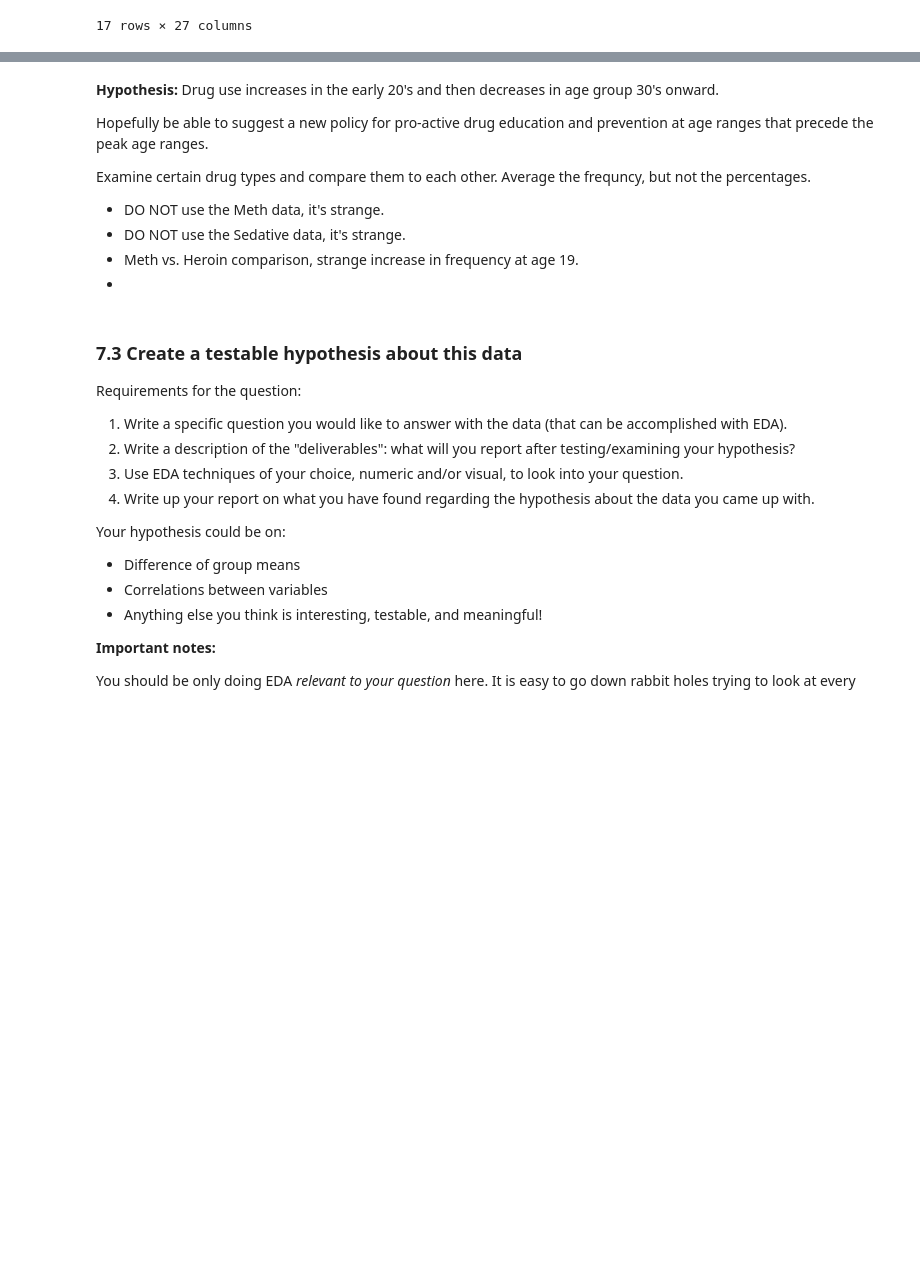
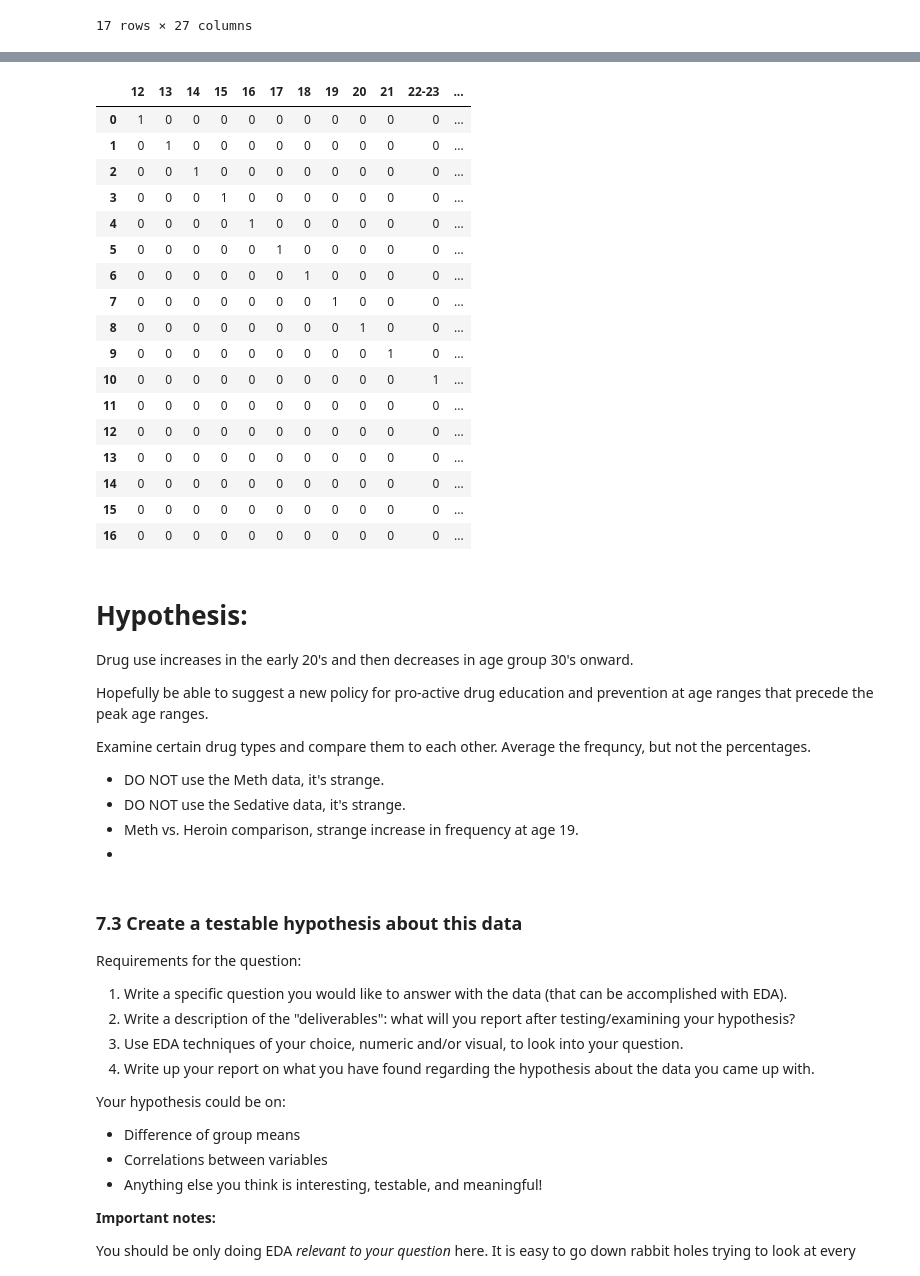
Before and after one commit to godsylla/Civic-Data-Analysis, a Jupyter notebook: project-02-v2-starter-code.ipynb, the cells around one changed output, grey strips where cells are left out. Saved outputs shown, nothing was run; the diff lists cells and outputs as text; code cells hidden in the pictures; blank space fills up the shorter version.

```diff
--- a/project-02-v2-starter-code.ipynb
+++ b/project-02-v2-starter-code.ipynb
@@ -696,6 +676,6 @@ Load the data using pandas. Does this data require cleaning? Are variables missi
 # %%
 drug_use = './drug-use-by-age.csv'
-drugs_pd_df = pd.read_csv(drug_use)
+drugs_pd_df = pd.re`ad_csv(drug_use)
 # %%
 drugs_pd_df.info()
 # %% [output]
@@ -854,5 +832,28 @@ age_freq_use_df
+# %%
+age = clean_drugs_df['age']
+age_dummies = pd.get_dummies(age)
+age_dummies
+# %% [output]
+|  | 12 | 13 | 14 | 15 | 16 | 17 | 18 | 19 | 20 | 21 | 22-23 | ... |
+| 0 | 1 | 0 | 0 | 0 | 0 | 0 | 0 | 0 | 0 | 0 | 0 | ... |
+| 1 | 0 | 1 | 0 | 0 | 0 | 0 | 0 | 0 | 0 | 0 | 0 | ... |
+| 2 | 0 | 0 | 1 | 0 | 0 | 0 | 0 | 0 | 0 | 0 | 0 | ... |
+| 3 | 0 | 0 | 0 | 1 | 0 | 0 | 0 | 0 | 0 | 0 | 0 | ... |
+| 4 | 0 | 0 | 0 | 0 | 1 | 0 | 0 | 0 | 0 | 0 | 0 | ... |
+| 5 | 0 | 0 | 0 | 0 | 0 | 1 | 0 | 0 | 0 | 0 | 0 | ... |
+| 6 | 0 | 0 | 0 | 0 | 0 | 0 | 1 | 0 | 0 | 0 | 0 | ... |
+| 7 | 0 | 0 | 0 | 0 | 0 | 0 | 0 | 1 | 0 | 0 | 0 | ... |
+| 8 | 0 | 0 | 0 | 0 | 0 | 0 | 0 | 0 | 1 | 0 | 0 | ... |
+| 9 | 0 | 0 | 0 | 0 | 0 | 0 | 0 | 0 | 0 | 1 | 0 | ... |
+| 10 | 0 | 0 | 0 | 0 | 0 | 0 | 0 | 0 | 0 | 0 | 1 | ... |
+| 11 | 0 | 0 | 0 | 0 | 0 | 0 | 0 | 0 | 0 | 0 | 0 | ... |
+| 12 | 0 | 0 | 0 | 0 | 0 | 0 | 0 | 0 | 0 | 0 | 0 | ... |
+| 13 | 0 | 0 | 0 | 0 | 0 | 0 | 0 | 0 | 0 | 0 | 0 | ... |
+| 14 | 0 | 0 | 0 | 0 | 0 | 0 | 0 | 0 | 0 | 0 | 0 | ... |
+| 15 | 0 | 0 | 0 | 0 | 0 | 0 | 0 | 0 | 0 | 0 | 0 | ... |
+| 16 | 0 | 0 | 0 | 0 | 0 | 0 | 0 | 0 | 0 | 0 | 0 | ... |
 # %% [markdown]
-**Hypothesis:**
+# **Hypothesis:**
 Drug use increases in the early 20's and then decreases in age group 30's onward.
 
 Hopefully be able to suggest a new policy for pro-active drug education and prevention at age ranges that precede the peak age ranges.
```
Also changed, not shown: parts of 11 cells of this notebook.
